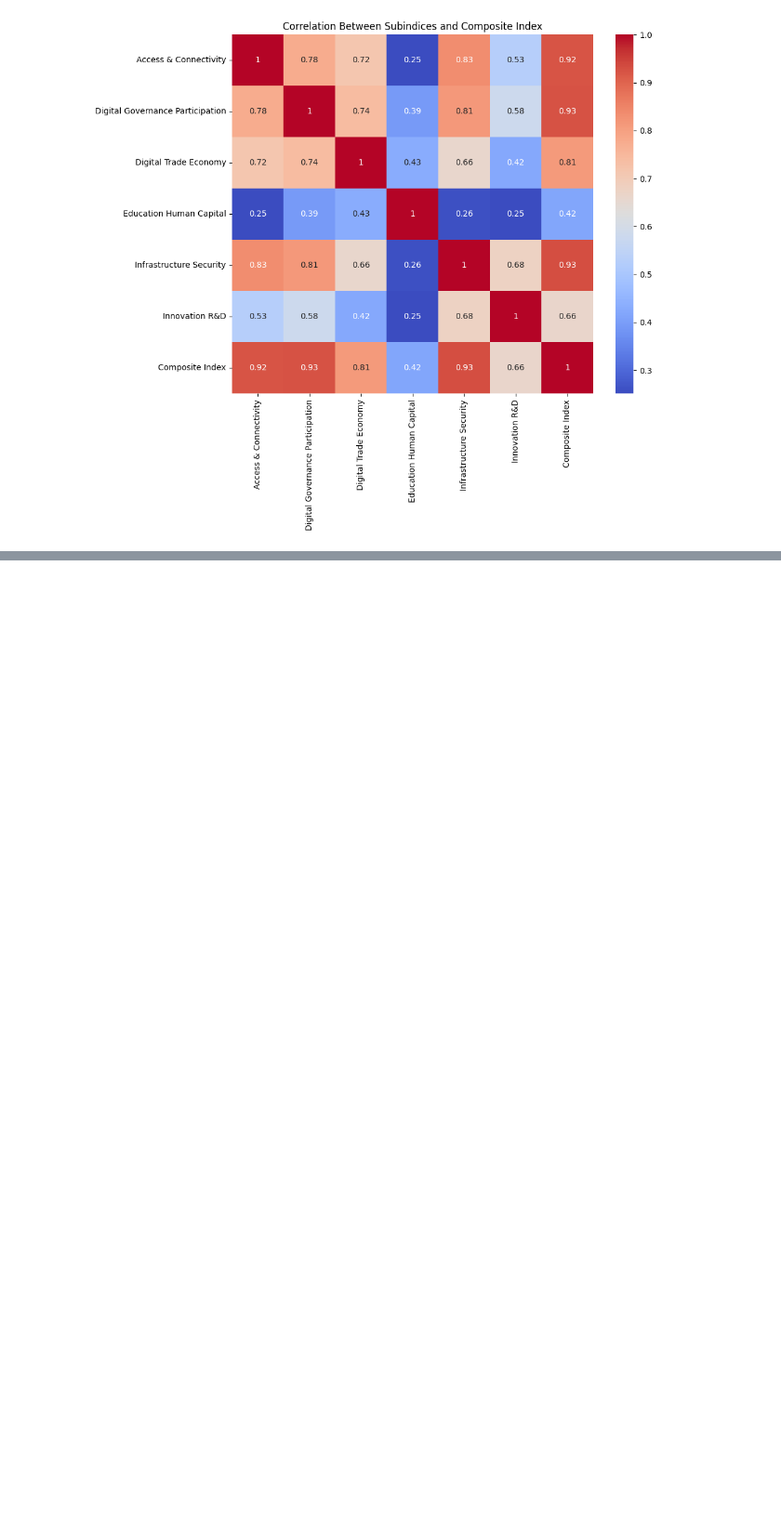
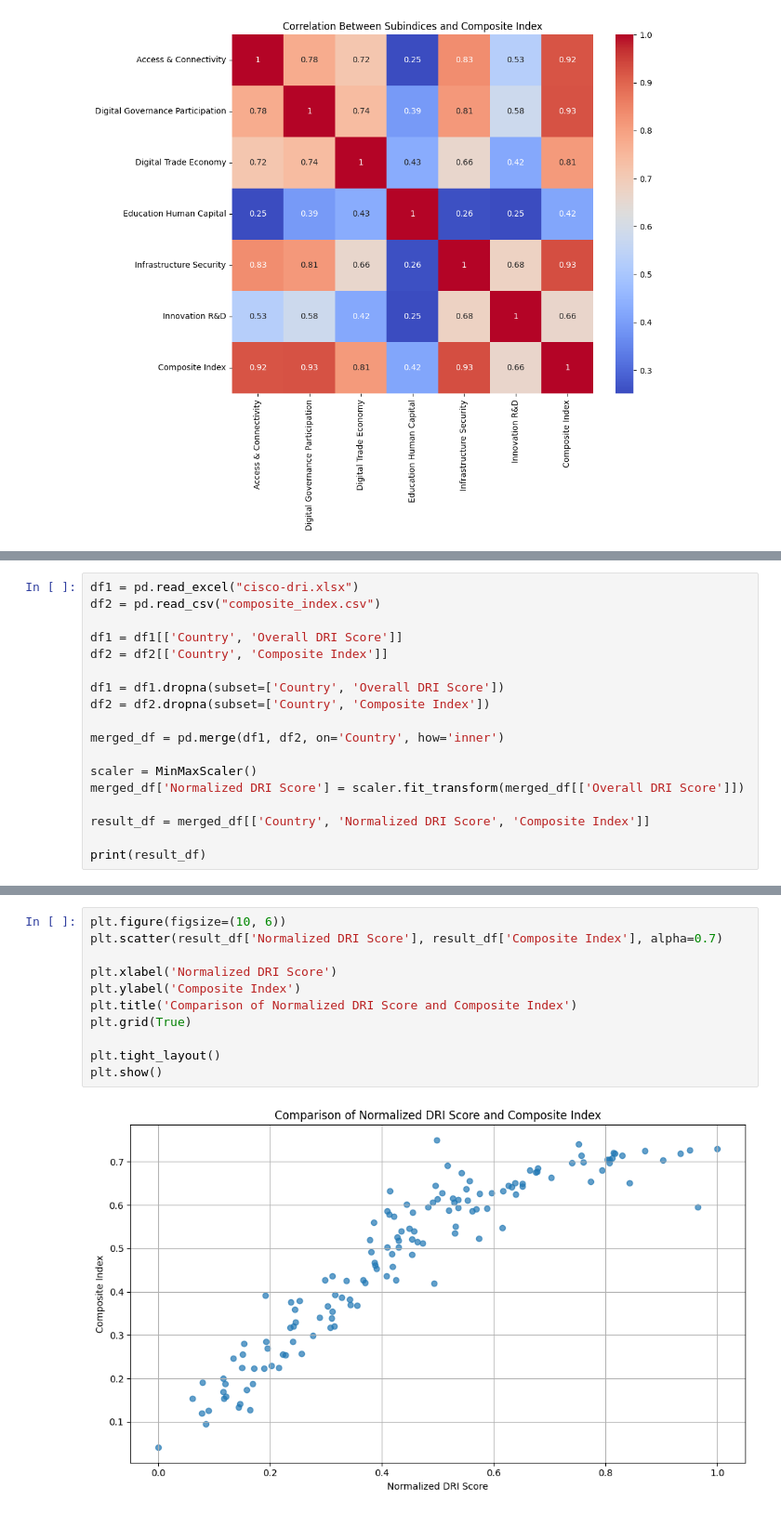
Before and after one commit to syro13/DAV_CA, a Jupyter notebook: composite_index_building.ipynb, the cells around one changed output, grey strips where cells are left out. Shown at 93% size. Cells and saved outputs as stored; diff of their text form; blank space fills up the shorter version.

```diff
--- a/composite_index_building.ipynb
+++ b/composite_index_building.ipynb
@@ -139,0 +156,18 @@ plt.show()
+# %%
+df1 = pd.read_excel("cisco-dri.xlsx")
+df2 = pd.read_csv("composite_index.csv")
+
+df1 = df1[['Country', 'Overall DRI Score']]
+df2 = df2[['Country', 'Composite Index']]
+
+df1 = df1.dropna(subset=['Country', 'Overall DRI Score'])
+df2 = df2.dropna(subset=['Country', 'Composite Index'])
+
+merged_df = pd.merge(df1, df2, on='Country', how='inner')
+
+scaler = MinMaxScaler()
+merged_df['Normalized DRI Score'] = scaler.fit_transform(merged_df[['Overall DRI Score']])
+
+result_df = merged_df[['Country', 'Normalized DRI Score', 'Composite Index']]
+
+print(result_df)
@@ -139,0 +189,13 @@ plt.show()
+# %%
+plt.figure(figsize=(10, 6))
+plt.scatter(result_df['Normalized DRI Score'], result_df['Composite Index'], alpha=0.7)
+
+plt.xlabel('Normalized DRI Score')
+plt.ylabel('Composite Index')
+plt.title('Comparison of Normalized DRI Score and Composite Index')
+plt.grid(True)
+
+plt.tight_layout()
+plt.show()
+# %% [output]
+[figure, added]
```
Also changed, not shown: parts of 6 cells of this notebook, 1 other file.
